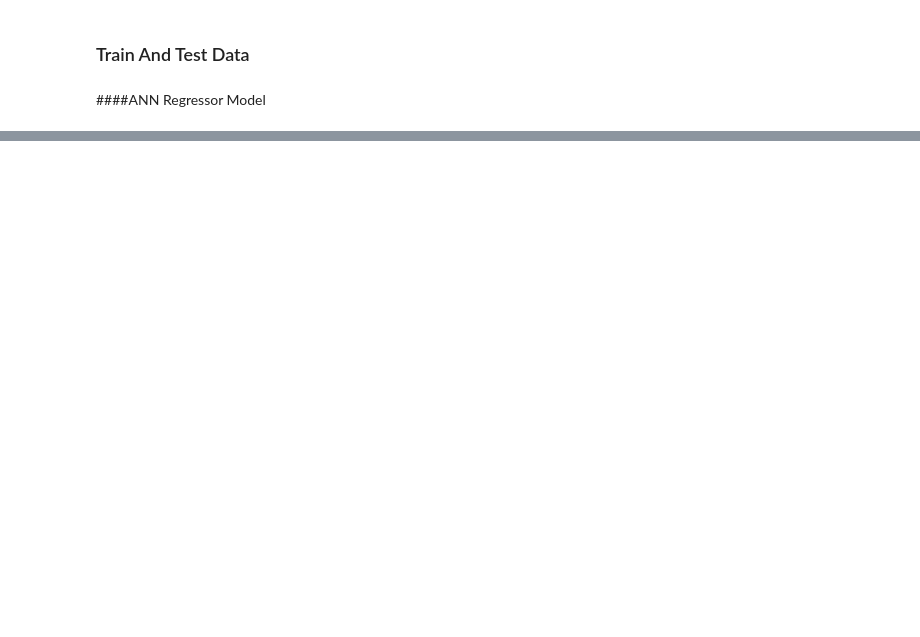
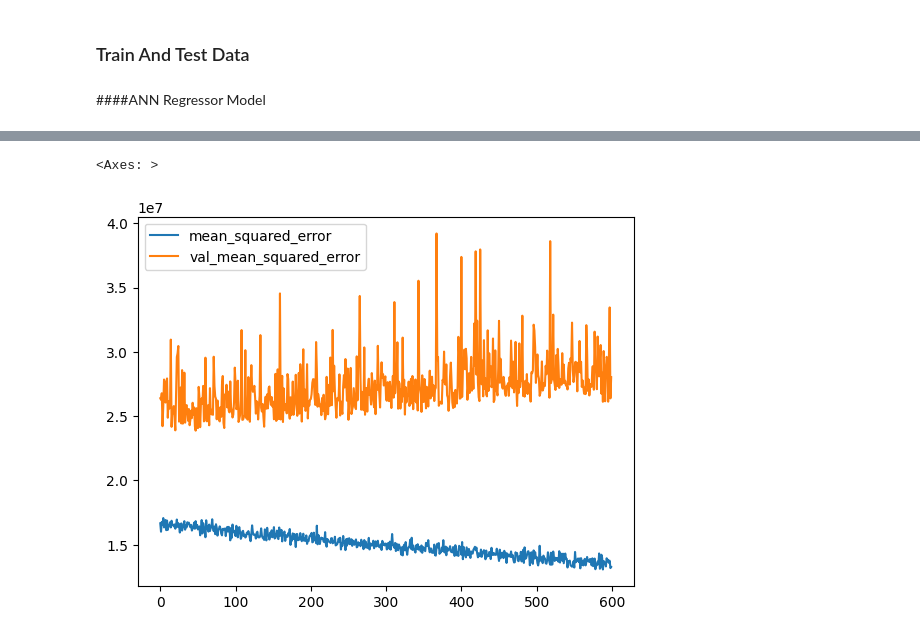
Before and after one commit to Heramb0x1/Neural_Network_Model_Using_TensorFlow-KerasAPI-, a Jupyter notebook: ANN_Health_Insurance_Prediction.ipynb, the cells around one changed output, grey strips where cells are left out. Saved outputs shown, nothing was run; the diff lists cells and outputs as text; code cells hidden in the pictures; blank space fills up the shorter version.

```diff
--- a/ANN_Health_Insurance_Prediction.ipynb
+++ b/ANN_Health_Insurance_Prediction.ipynb
@@ -164,2 +189,6 @@ Trainable params: 166145 (649.00 KB)
 Non-trainable params: 0 (0.00 Byte)
 _________________________________________________________________
+# %%
+# epochs = num of iterations, batch_size = sample size per iteration,
+# validation_split = 20% (model test size), validation is done while training of model
+history = model.fit(x_train, y_train, epochs = 600, batch_size = 30, validation_split = 0.2)
@@ -165,0 +229,5 @@ _________________________________________________________________
+# %%
+pd.DataFrame(history.history)[['mean_squared_error','val_mean_squared_error']].plot()
+# %% [output]
+<Axes: >
+[figure, added]
```
Also changed, not shown: parts of 16 cells of this notebook.
